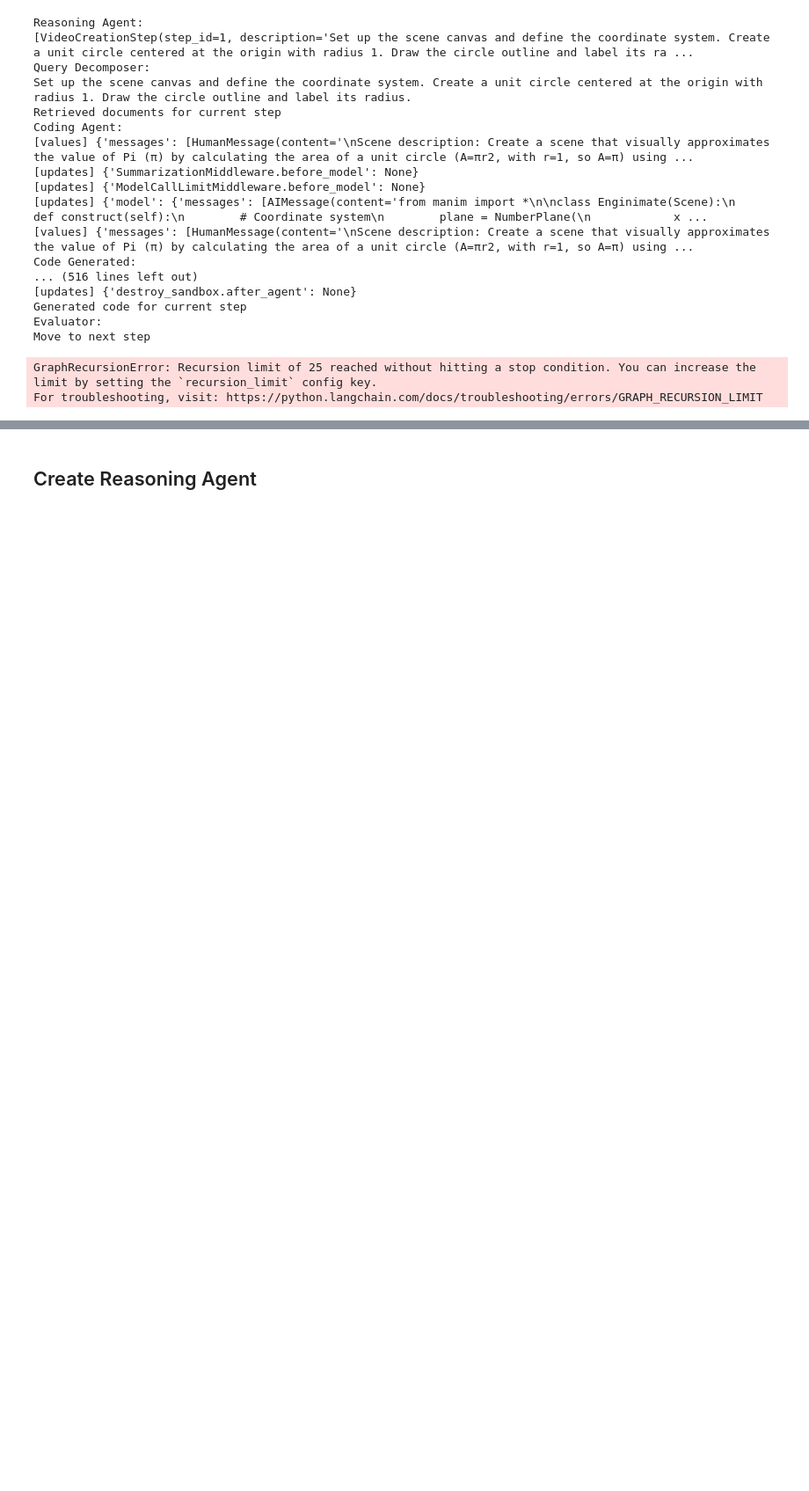
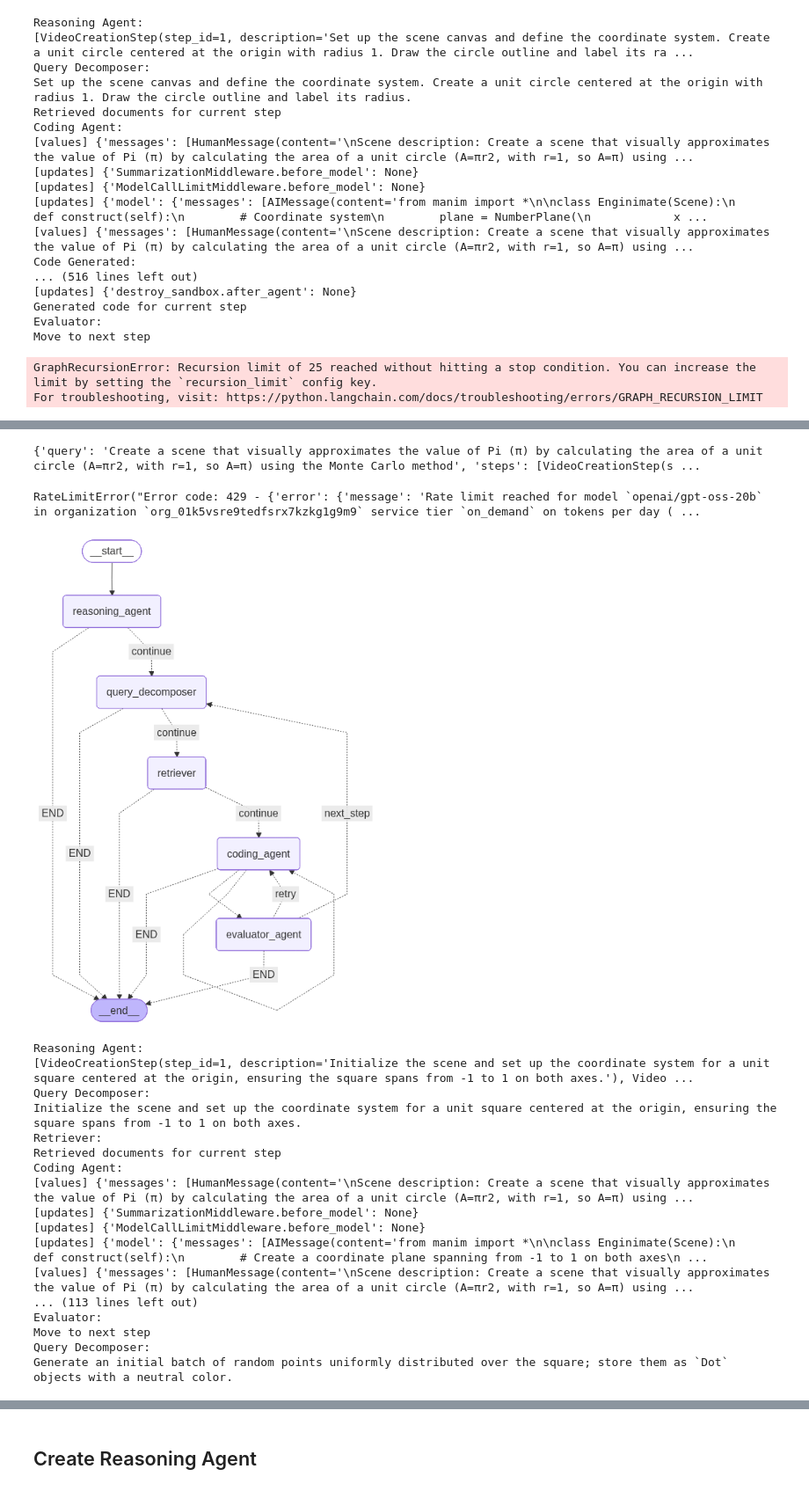
Before and after one commit to MSVelan/enginimate, a Jupyter notebook: experimental/ai/workflow.ipynb, the cells around one changed output, grey strips where cells are left out. Shown at 88% size. Cells and saved outputs as stored; diff of their text form; code cells hidden in the pictures; blank space fills up the shorter version.

```diff
--- a/experimental/ai/workflow.ipynb
+++ b/experimental/ai/workflow.ipynb
@@ -501,0 +521,40 @@ the Monte Carlo method"
+# %%
+print(state)
+# %% [output]
+{'query': 'Create a scene that visually approximates the value of Pi (π) by calculating the area of a unit circle (A=πr2, with r=1, so A=π) using the Monte Carlo method', 'steps': [VideoCreationStep(s ...
+# %%
+print(state["error_message"])
+# %% [output]
+RateLimitError("Error code: 429 - {'error': {'message': 'Rate limit reached for model `openai/gpt-oss-20b` in organization `org_01k5vsre9tedfsrx7kzkg1g9m9` service tier `on_demand` on tokens per day ( ...
+# %%
+from backend.workflow.graph import graph
+
+import nest_asyncio
+nest_asyncio.apply()
+
+state = await graph.ainvoke({
+    "query": "Create a scene that visually approximates the value of Pi (π) by \
+calculating the area of a unit circle (A=πr2, with r=1, so A=π) using \
+the Monte Carlo method"
+}, config={
+    "recursion_limit": 100
+})
+# %% [output]
+[figure, added]
+Reasoning Agent:
+[VideoCreationStep(step_id=1, description='Initialize the scene and set up the coordinate system for a unit square centered at the origin, ensuring the square spans from -1 to 1 on both axes.'), Video ...
+Query Decomposer:
+Initialize the scene and set up the coordinate system for a unit square centered at the origin, ensuring the square spans from -1 to 1 on both axes.
+Retriever:
+Retrieved documents for current step
+Coding Agent:
+[values] {'messages': [HumanMessage(content='\nScene description: Create a scene that visually approximates the value of Pi (π) by calculating the area of a unit circle (A=πr2, with r=1, so A=π) using ...
+[updates] {'SummarizationMiddleware.before_model': None}
+[updates] {'ModelCallLimitMiddleware.before_model': None}
+[updates] {'model': {'messages': [AIMessage(content='from manim import *\n\nclass Enginimate(Scene):\n    def construct(self):\n        # Create a coordinate plane spanning from -1 to 1 on both axes\n ...
+[values] {'messages': [HumanMessage(content='\nScene description: Create a scene that visually approximates the value of Pi (π) by calculating the area of a unit circle (A=πr2, with r=1, so A=π) using ...
+... (113 lines left out)
+Evaluator:
+Move to next step
+Query Decomposer:
+Generate an initial batch of random points uniformly distributed over the square; store them as `Dot` objects with a neutral color.
```
Also changed, not shown: parts of 2 cells of this notebook, 28 other files.
